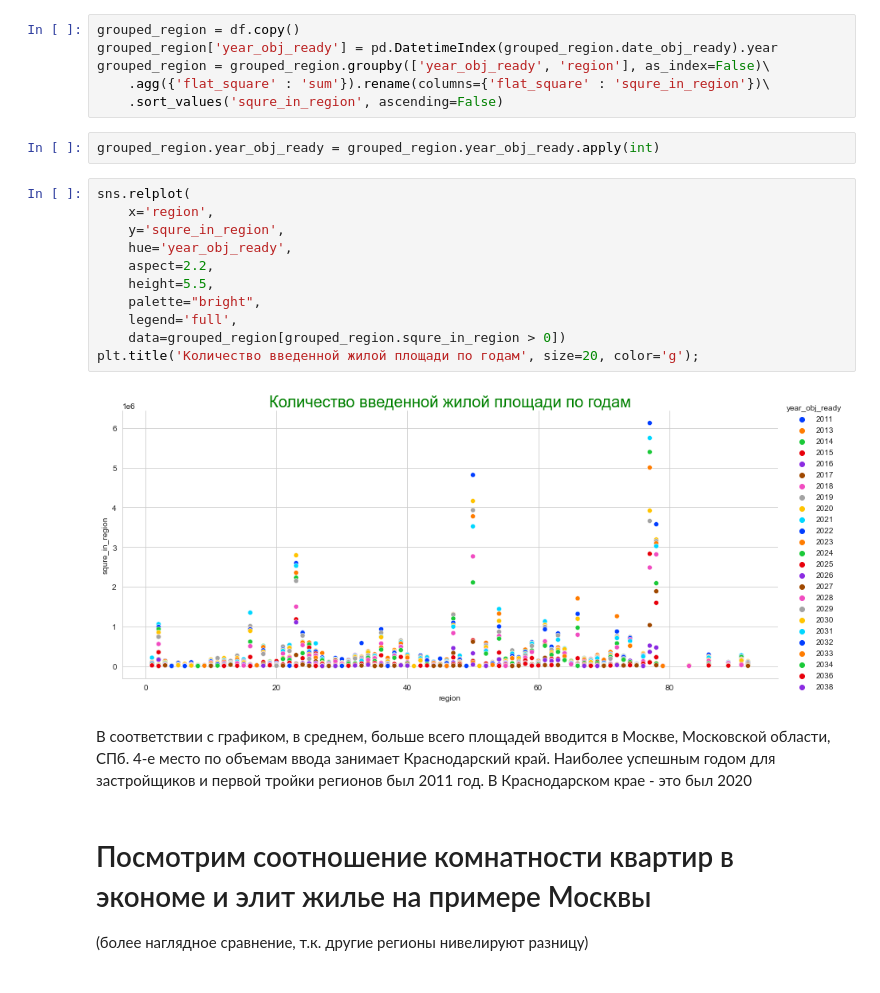
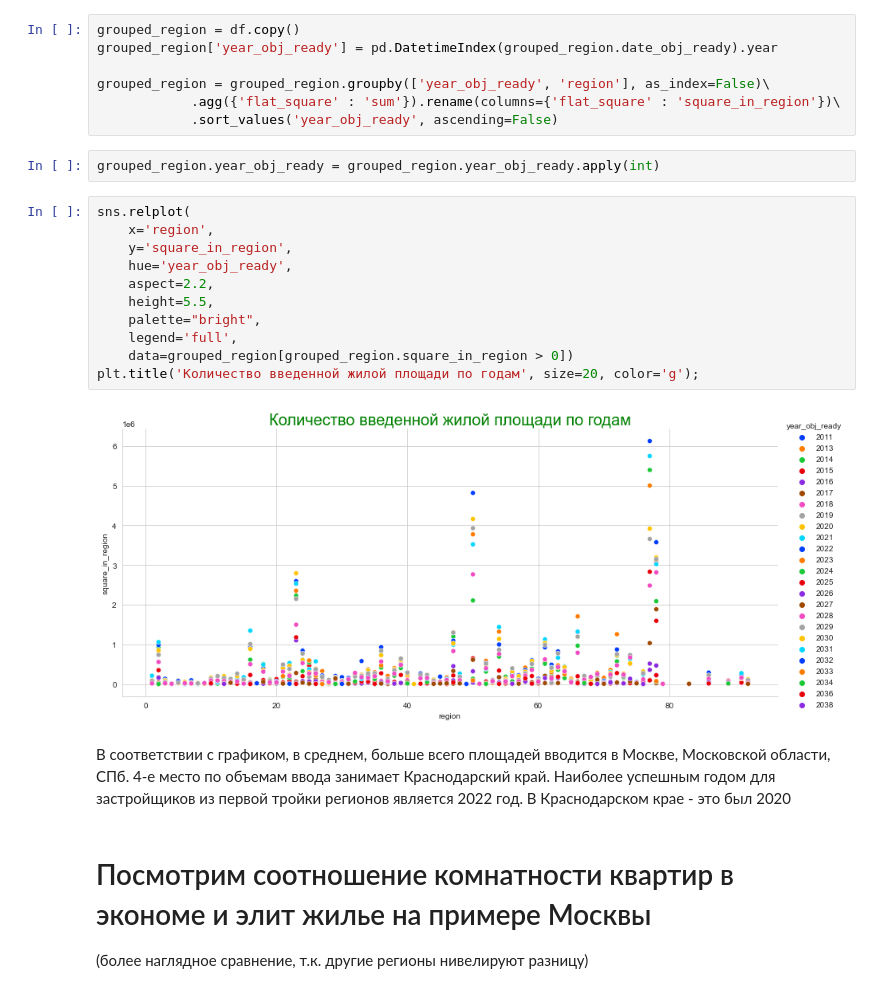
Before and after one commit to Dmilis/DS_student, a Jupyter notebook: Homework2.ipynb, the cells around one changed output. Saved outputs shown, nothing was run; the diff lists cells and outputs as text.

```diff
--- a/Homework2.ipynb
+++ b/Homework2.ipynb
@@ -317,27 +317,28 @@ grouped_region.head(3)
 # %%
 grouped_region = df.copy()
 grouped_region['year_obj_ready'] = pd.DatetimeIndex(grouped_region.date_obj_ready).year
+
 grouped_region = grouped_region.groupby(['year_obj_ready', 'region'], as_index=False)\
-    .agg({'flat_square' : 'sum'}).rename(columns={'flat_square' : 'squre_in_region'})\
-    .sort_values('squre_in_region', ascending=False)
+            .agg({'flat_square' : 'sum'}).rename(columns={'flat_square' : 'square_in_region'})\
+            .sort_values('year_obj_ready', ascending=False)
 # %%
 grouped_region.year_obj_ready = grouped_region.year_obj_ready.apply(int)
 # %%
 sns.relplot(
     x='region',
-    y='squre_in_region',
+    y='square_in_region',
     hue='year_obj_ready',
     aspect=2.2,
     height=5.5,
     palette="bright",
     legend='full',
-    data=grouped_region[grouped_region.squre_in_region > 0])
+    data=grouped_region[grouped_region.square_in_region > 0])
 plt.title('Количество введенной жилой площади по годам', size=20, color='g');
 # %% [output]
-[figure, old version]
+[figure, new version]
 # %% [markdown]
 В соответствии с графиком, в среднем, больше всего площадей вводится в Москве, Московской области, СПб. 4-е место по объемам ввода занимает Краснодарский край.
-Наиболее успешным годом для застройщиков и первой тройки регионов был 2011 год. В Краснодарском крае - это был 2020
+Наиболее успешным годом для застройщиков из первой тройки регионов является 2022 год. В Краснодарском крае - это был 2020
 # %% [markdown]
 # Посмотрим соотношение комнатности квартир в экономе и элит жилье на примере Москвы
 (более наглядное сравнение, т.к. другие регионы нивелируют разницу)
```
Also changed, not shown: parts of 8 cells of this notebook, 34 other files.
